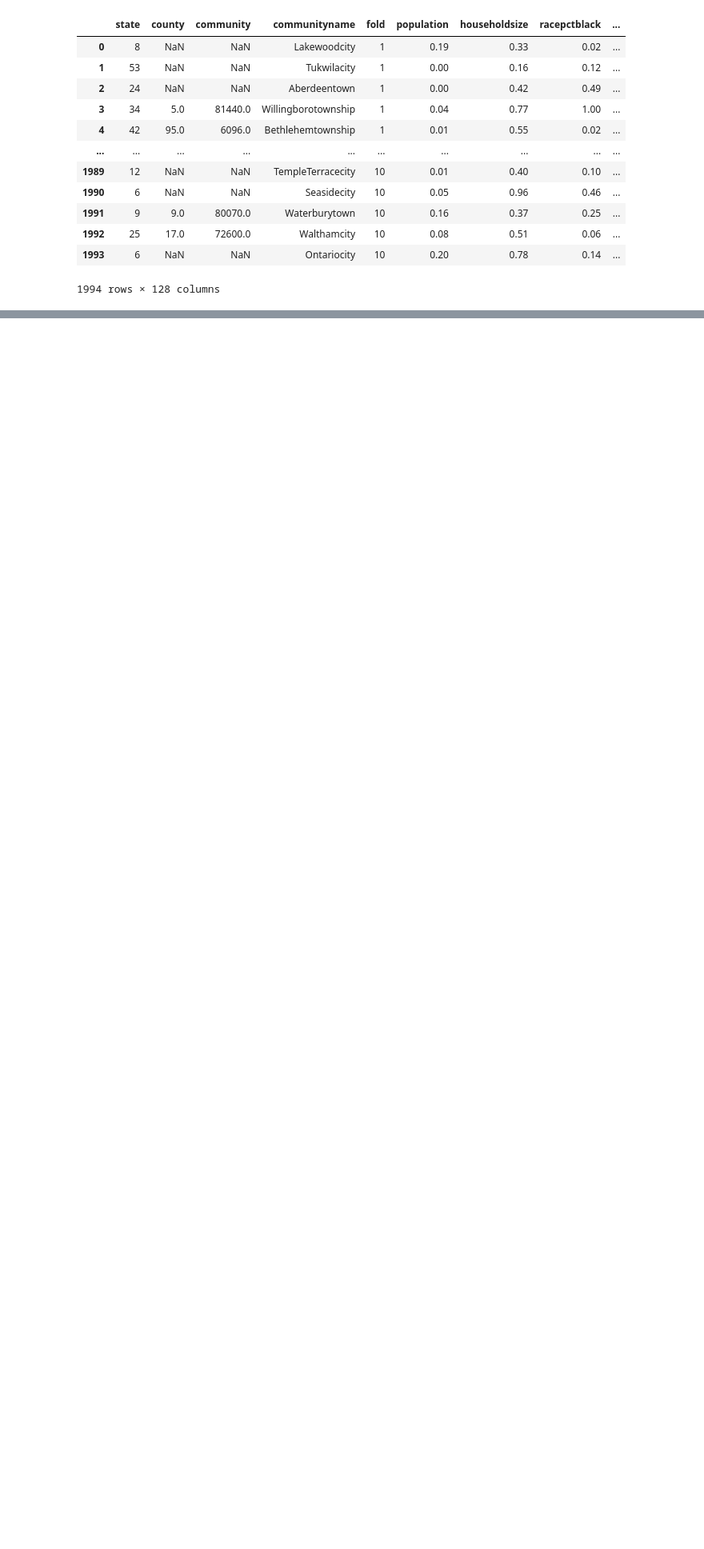
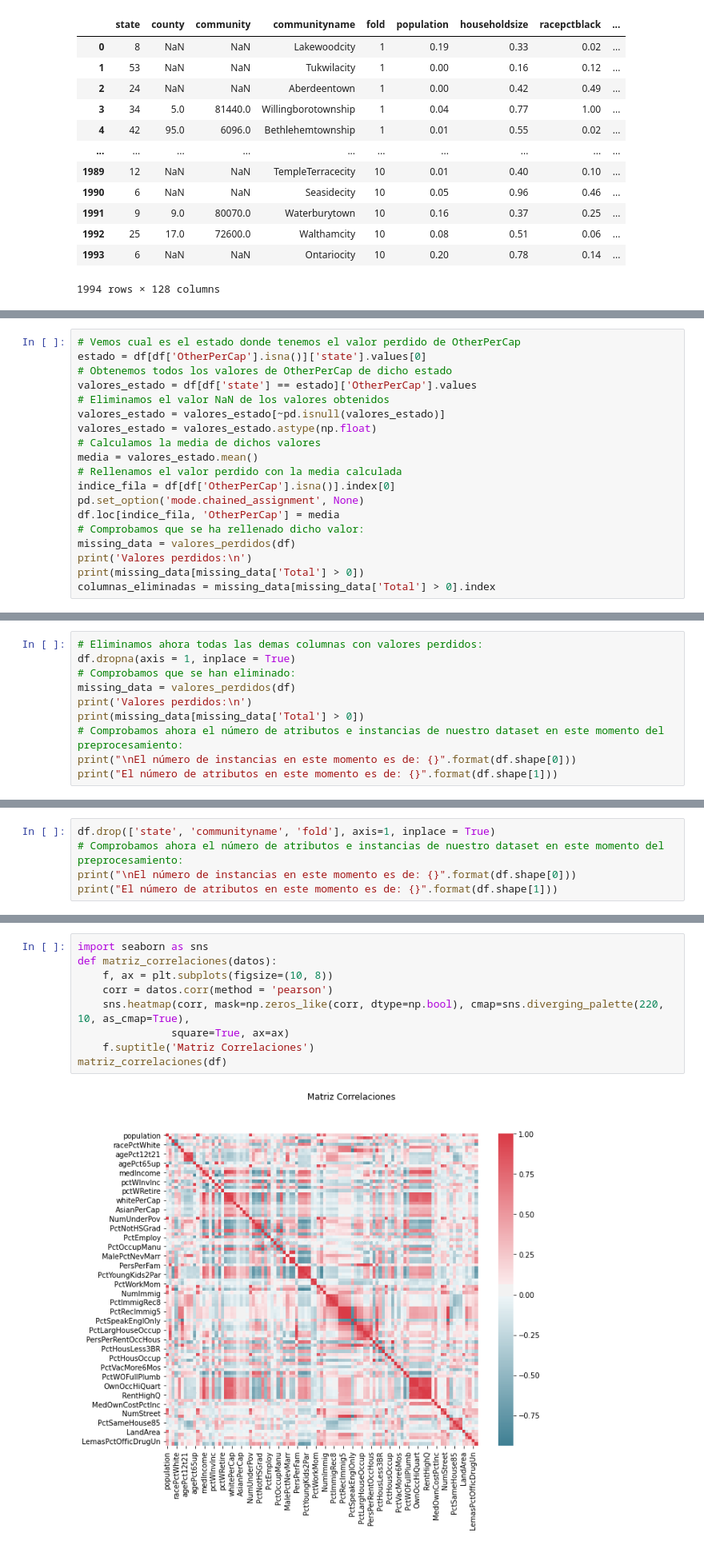
Before and after one commit to AlbertoEstep/Aprendizaje-Automatico, a Jupyter notebook: P3/CommunitiesAndCrime.ipynb, the cells around one changed output, grey strips where cells are left out. Shown at 80% size. Drawn from its saved outputs; the diff is of its cells as text; blank space fills up the shorter version.

```diff
--- a/P3/CommunitiesAndCrime.ipynb
+++ b/P3/CommunitiesAndCrime.ipynb
@@ -181,0 +187,19 @@ dtype: int64
+# %%
+# Vemos cual es el estado donde tenemos el valor perdido de OtherPerCap
+estado = df[df['OtherPerCap'].isna()]['state'].values[0]
+# Obtenemos todos los valores de OtherPerCap de dicho estado
+valores_estado = df[df['state'] == estado]['OtherPerCap'].values
+# Eliminamos el valor NaN de los valores obtenidos
+valores_estado = valores_estado[~pd.isnull(valores_estado)]
+valores_estado = valores_estado.astype(np.float)
+# Calculamos la media de dichos valores
+media = valores_estado.mean()
+# Rellenamos el valor perdido con la media calculada
+indice_fila = df[df['OtherPerCap'].isna()].index[0]
+pd.set_option('mode.chained_assignment', None)
+df.loc[indice_fila, 'OtherPerCap'] = media
+# Comprobamos que se ha rellenado dicho valor:
+missing_data = valores_perdidos(df)
+print('Valores perdidos:\n')
+print(missing_data[missing_data['Total'] > 0])
+columnas_eliminadas = missing_data[missing_data['Total'] > 0].index
@@ -181,0 +224,10 @@ dtype: int64
+# %%
+# Eliminamos ahora todas las demas columnas con valores perdidos:
+df.dropna(axis = 1, inplace = True)
+# Comprobamos que se han eliminado:
+missing_data = valores_perdidos(df)
+print('Valores perdidos:\n')
+print(missing_data[missing_data['Total'] > 0])
+# Comprobamos ahora el número de atributos e instancias de nuestro dataset en este momento del preprocesamiento:
+print("\nEl número de instancias en este momento es de: {}".format(df.shape[0]))
+print("El número de atributos en este momento es de: {}".format(df.shape[1]))
@@ -181,0 +260,5 @@ dtype: int64
+# %%
+df.drop(['state', 'communityname', 'fold'], axis=1, inplace = True)
+# Comprobamos ahora el número de atributos e instancias de nuestro dataset en este momento del preprocesamiento:
+print("\nEl número de instancias en este momento es de: {}".format(df.shape[0]))
+print("El número de atributos en este momento es de: {}".format(df.shape[1]))
@@ -181,0 +268,11 @@ dtype: int64
+# %%
+import seaborn as sns
+def matriz_correlaciones(datos):
+    f, ax = plt.subplots(figsize=(10, 8))
+    corr = datos.corr(method = 'pearson')
+    sns.heatmap(corr, mask=np.zeros_like(corr, dtype=np.bool), cmap=sns.diverging_palette(220, 10, as_cmap=True),
+               square=True, ax=ax)
+    f.suptitle('Matriz Correlaciones')
+matriz_correlaciones(df)
+# %% [output]
+[figure, added]
```
Also changed, not shown: parts of 22 cells of this notebook, 1 other file.
